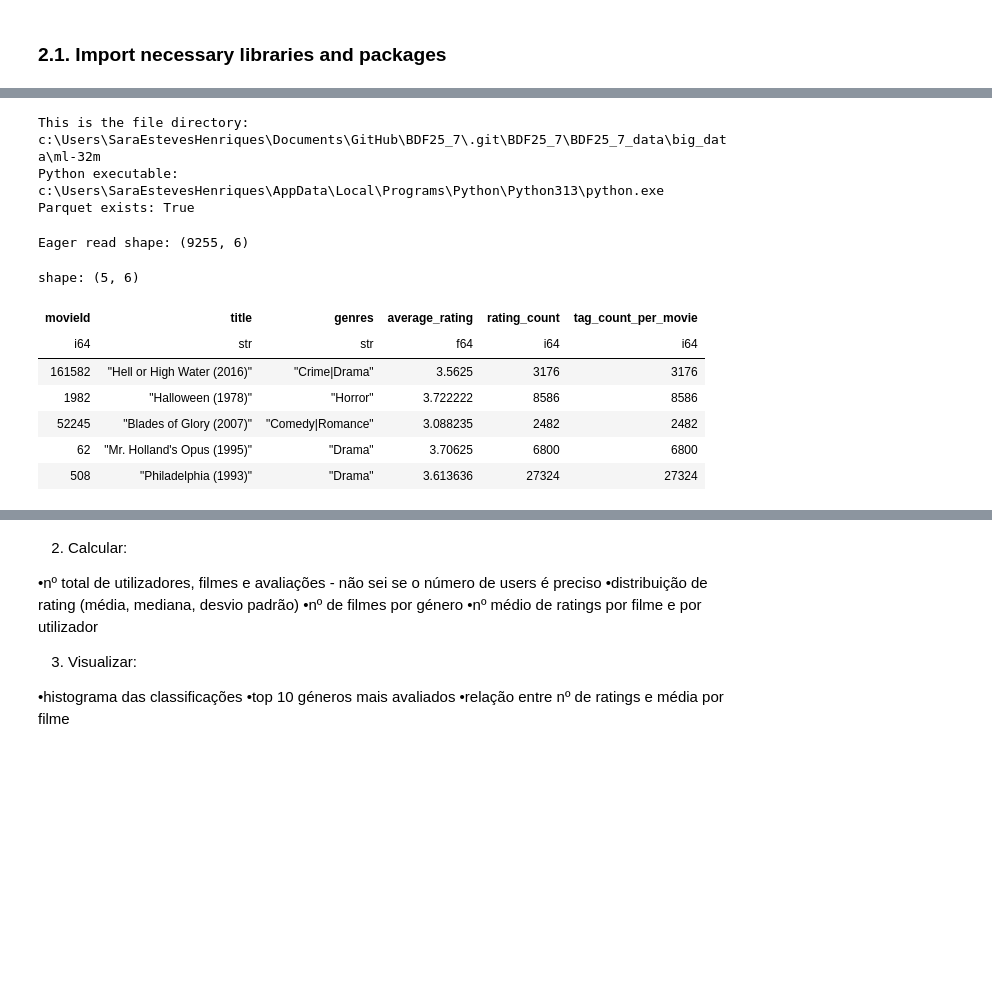
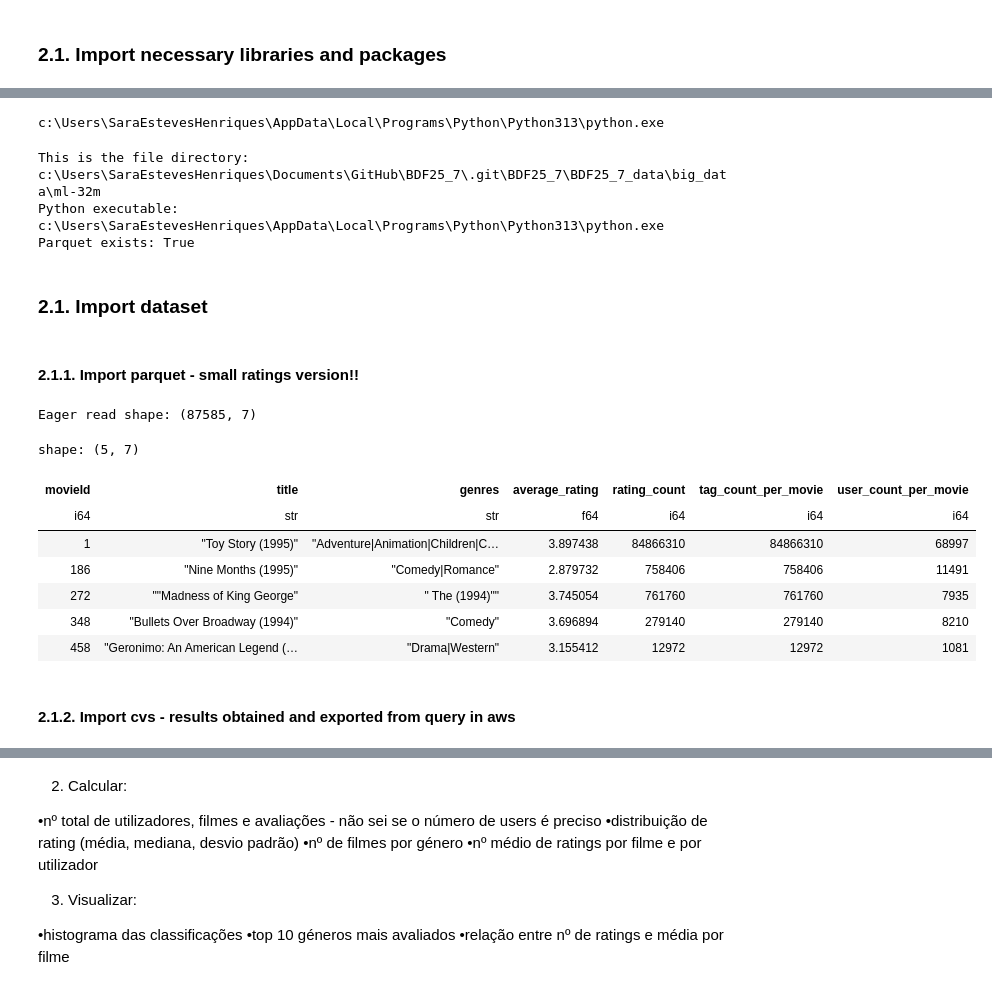
Before and after one commit to ritamaravilhamarques/BDF25_7, a Jupyter notebook: BDF25_7_data/big_data/ml-32m/Notebook.ipynb, the cells around one changed output, grey strips where cells are left out. Drawn from its saved outputs; the diff is of its cells as text; code cells hidden in the pictures; blank space fills up the shorter version.

```diff
--- a/BDF25_7_data/big_data/ml-32m/Notebook.ipynb
+++ b/BDF25_7_data/big_data/ml-32m/Notebook.ipynb
@@ -24,5 +18,11 @@ import polars as pl
 import sys
 import os
+# %%
+print(sys.executable)
+
+#"C:\Users\SaraEstevesHenriques\AppData\Local\Programs\Python\Python313\python.exe" -m pip install polars
+# %% [output]
+c:\Users\SaraEstevesHenriques\AppData\Local\Programs\Python\Python313\python.exe
 # %%
 print ("This is the file directory:", os.getcwd())
 parquet_path = os.path.join(os.getcwd(), "moviedetails.parquet")
@@ -33,21 +33,25 @@ print("Parquet exists:", os.path.exists(parquet_path))
 This is the file directory: c:\Users\SaraEstevesHenriques\Documents\GitHub\BDF25_7\.git\BDF25_7\BDF25_7_data\big_data\ml-32m
 Python executable: c:\Users\SaraEstevesHenriques\AppData\Local\Programs\Python\Python313\python.exe
 Parquet exists: True
+# %% [markdown]
+### **2.1. Import dataset**
+# %% [markdown]
+#### **2.1.1. Import parquet - small ratings version!!**
 # %%
 # Eager read (loads into memory)
 try:
-    df = pl.read_parquet(parquet_path)
+    df_small = pl.read_parquet(parquet_path)
     print("Eager read shape:", df.shape)
     display(df.head())
 except Exception as e:
     print("Eager read failed:", e)
 # %% [output]
-Eager read shape: (9255, 6)
+Eager read shape: (87585, 7)
-shape: (5, 6)
+shape: (5, 7)
-| movieId | title | genres | average_rating | rating_count | tag_count_per_movie |
-| i64 | str | str | f64 | i64 | i64 |
-| 161582 | "Hell or High Water (2016)" | "Crime|Drama" | 3.5625 | 3176 | 3176 |
-| 1982 | "Halloween (1978)" | "Horror" | 3.722222 | 8586 | 8586 |
-| 52245 | "Blades of Glory (2007)" | "Comedy|Romance" | 3.088235 | 2482 | 2482 |
-| 62 | "Mr. Holland's Opus (1995)" | "Drama" | 3.70625 | 6800 | 6800 |
-| 508 | "Philadelphia (1993)" | "Drama" | 3.613636 | 27324 | 27324 |
+| movieId | title | genres | average_rating | rating_count | tag_count_per_movie | user_count_per_movie |
+| i64 | str | str | f64 | i64 | i64 | i64 |
+| 1 | "Toy Story (1995)" | "Adventure|Animation|Children|C… | 3.897438 | 84866310 | 84866310 | 68997 |
+| 186 | "Nine Months (1995)" | "Comedy|Romance" | 2.879732 | 758406 | 758406 | 11491 |
+| 272 | ""Madness of King George" | " The (1994)"" | 3.745054 | 761760 | 761760 | 7935 |
+| 348 | "Bullets Over Broadway (1994)" | "Comedy" | 3.696894 | 279140 | 279140 | 8210 |
+| 458 | "Geronimo: An American Legend (… | "Drama|Western" | 3.155412 | 12972 | 12972 | 1081 |
@@ -61,0 +58,2 @@ except Exception as e:
+# %% [markdown]
+#### **2.1.2. Import cvs - results obtained and exported from query in aws**
```
Also changed, not shown: parts of 18 cells of this notebook, 1 other file.
